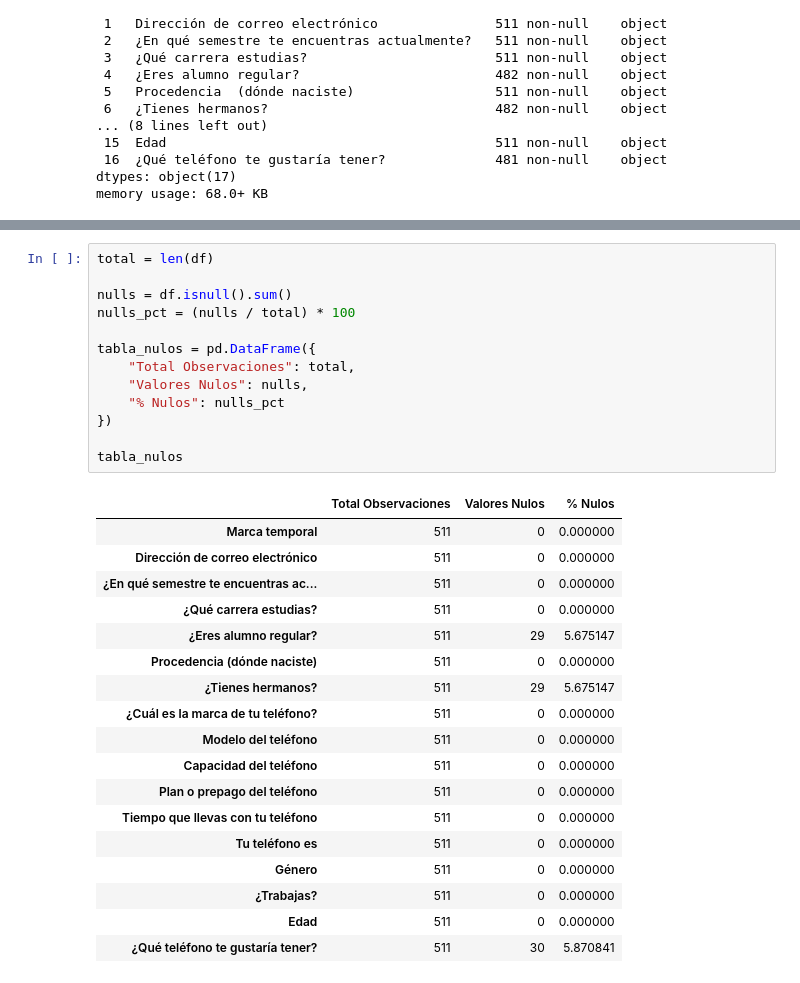
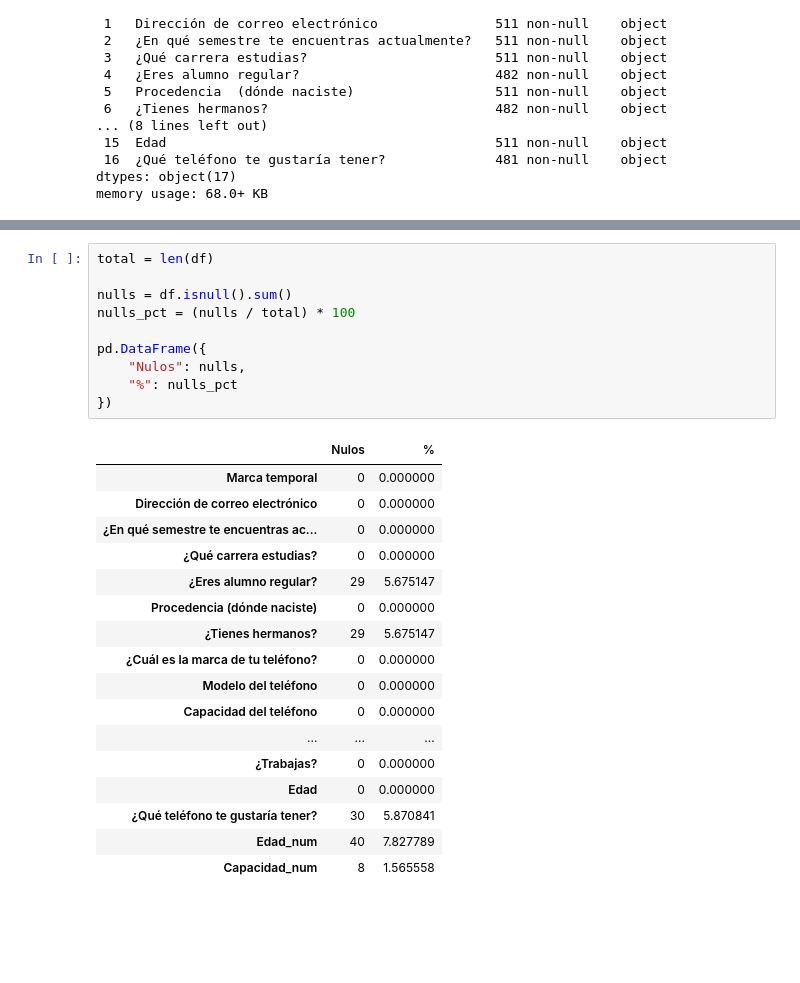
Before and after one commit to diegogh1002/Estadistica, a Jupyter notebook: limpieza.ipynb, the cells around one changed output, grey strips where cells are left out. Cells and saved outputs as stored; diff of their text form; blank space fills up the shorter version.

```diff
--- a/limpieza.ipynb
+++ b/limpieza.ipynb
@@ -91,32 +54,28 @@ df.tail(10)
 # %%
 total = len(df)
 
 nulls = df.isnull().sum()
 nulls_pct = (nulls / total) * 100
 
-tabla_nulos = pd.DataFrame({
-    "Total Observaciones": total,
-    "Valores Nulos": nulls,
-    "% Nulos": nulls_pct
+pd.DataFrame({
+    "Nulos": nulls,
+    "%": nulls_pct
 })
-
-tabla_nulos
 # %% [output]
-|  | Total Observaciones | Valores Nulos | % Nulos |
-| Marca temporal | 511 | 0 | 0.000000 |
-| Dirección de correo electrónico | 511 | 0 | 0.000000 |
-| ¿En qué semestre te encuentras ac... | 511 | 0 | 0.000000 |
-| ¿Qué carrera estudias? | 511 | 0 | 0.000000 |
-| ¿Eres alumno regular? | 511 | 29 | 5.675147 |
-| Procedencia (dónde naciste) | 511 | 0 | 0.000000 |
-| ¿Tienes hermanos? | 511 | 29 | 5.675147 |
-| ¿Cuál es la marca de tu teléfono? | 511 | 0 | 0.000000 |
-| Modelo del teléfono | 511 | 0 | 0.000000 |
-| Capacidad del teléfono | 511 | 0 | 0.000000 |
-| Plan o prepago del teléfono | 511 | 0 | 0.000000 |
-| Tiempo que llevas con tu teléfono | 511 | 0 | 0.000000 |
-| Tu teléfono es | 511 | 0 | 0.000000 |
-| Género | 511 | 0 | 0.000000 |
-| ¿Trabajas? | 511 | 0 | 0.000000 |
-| Edad | 511 | 0 | 0.000000 |
-| ¿Qué teléfono te gustaría tener? | 511 | 30 | 5.870841 |
+|  | Nulos | % |
+| Marca temporal | 0 | 0.000000 |
+| Dirección de correo electrónico | 0 | 0.000000 |
+| ¿En qué semestre te encuentras ac... | 0 | 0.000000 |
+| ¿Qué carrera estudias? | 0 | 0.000000 |
+| ¿Eres alumno regular? | 29 | 5.675147 |
+| Procedencia (dónde naciste) | 0 | 0.000000 |
+| ¿Tienes hermanos? | 29 | 5.675147 |
+| ¿Cuál es la marca de tu teléfono? | 0 | 0.000000 |
+| Modelo del teléfono | 0 | 0.000000 |
+| Capacidad del teléfono | 0 | 0.000000 |
+| ... | ... | ... |
+| ¿Trabajas? | 0 | 0.000000 |
+| Edad | 0 | 0.000000 |
+| ¿Qué teléfono te gustaría tener? | 30 | 5.870841 |
+| Edad_num | 40 | 7.827789 |
+| Capacidad_num | 8 | 1.565558 |
```
Also changed, not shown: parts of 22 cells of this notebook.
